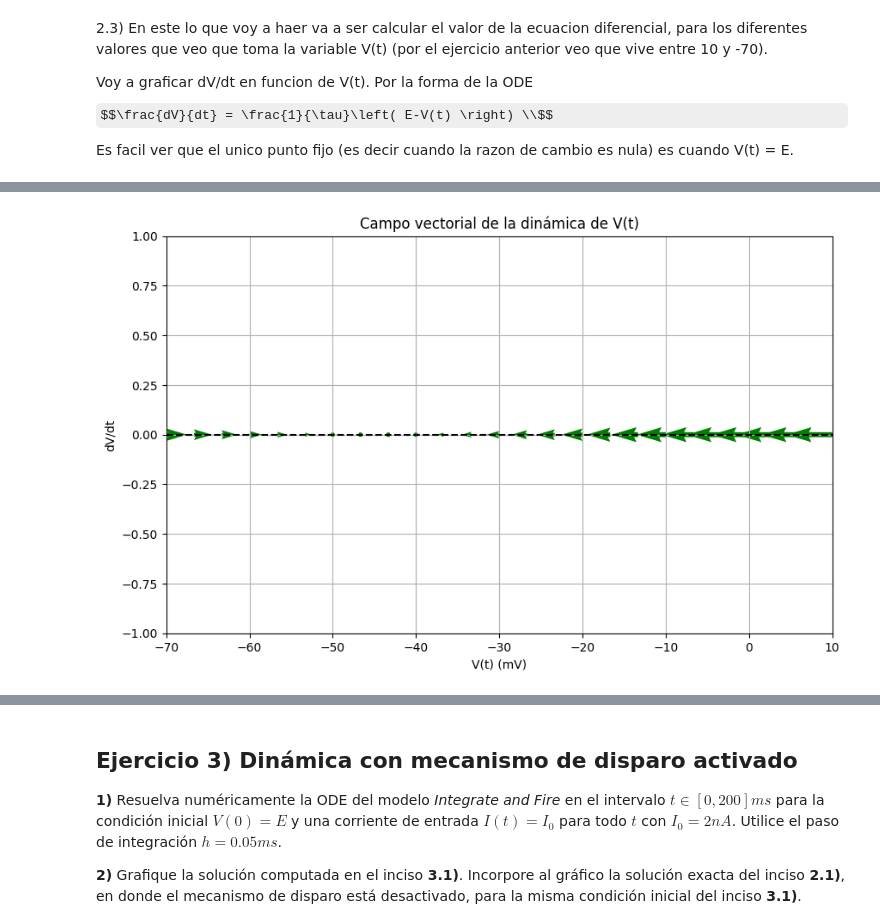
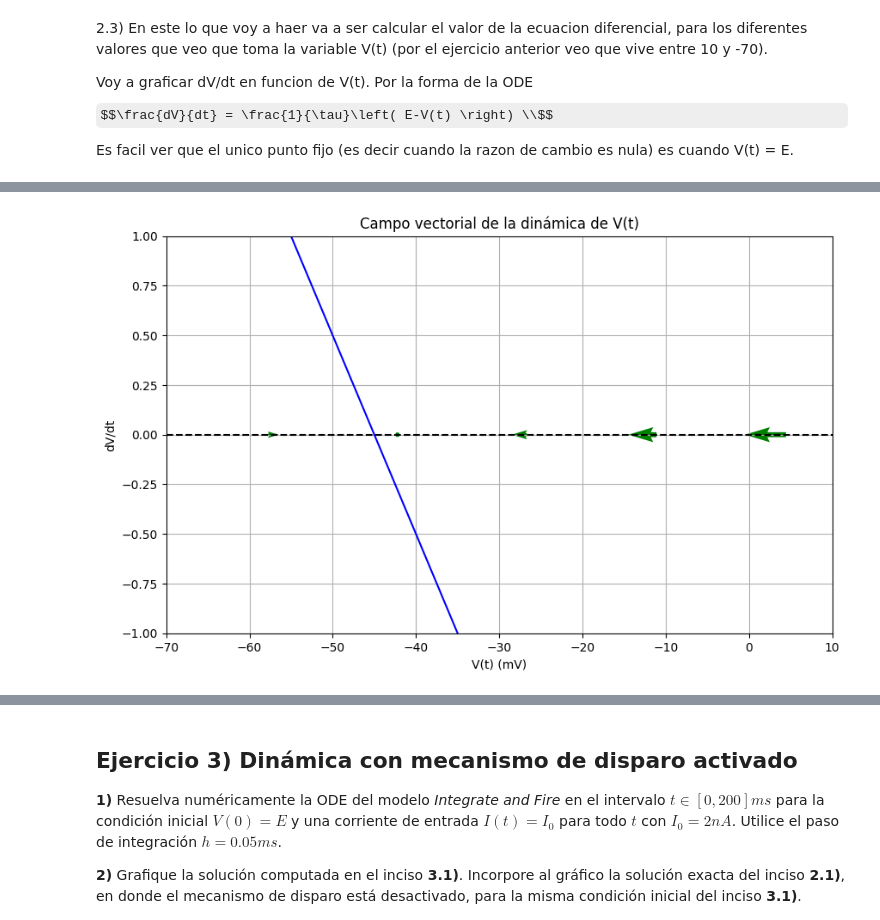
Before and after one commit to AdolfoBanchio/Redes-neuronales-2024, a Jupyter notebook: guias_ejercicios/redes_neuronales_2024_guia_5.ipynb, the cells around one changed output, grey strips where cells are left out. Cells and saved outputs as stored; diff of their text form; code cells hidden in the pictures; some formulas as TeX source.

```diff
--- a/guias_ejercicios/redes_neuronales_2024_guia_5.ipynb
+++ b/guias_ejercicios/redes_neuronales_2024_guia_5.ipynb
@@ -358,24 +358,25 @@ plt.show()
 # %%
 # Campo vectorial
-V_values_2 = np.linspace(-70, 10, 25)  # Valores de V(t) para el campo vectorial
-dV_dt_2 = (-65 - V_values + 10*2) / 10  # Derivada de V(t) respecto a t
+V_values_2 = np.linspace(-120, 20, 10)  # Valores de V(t) para el campo vectorial
+dV_dt_2 = (-65 - V_values_2 + 10*2) / 10  # Derivada de V(t) respecto a t
 
 # Graficar el campo vectorial
 plt.figure(figsize=(10, 6))
+plt.plot(V_values_2, dV_dt_2, color='b', label='dV/dt')
 plt.quiver(V_values_2, np.zeros_like(V_values_2), dV_dt_2, np.zeros_like(dV_dt_2), angles='xy', scale_units='xy', scale=1, color='g')
 plt.axhline(y=0, color='k', linestyle='--')
 
 
 # Configuración de la gráfica
 plt.title('Campo vectorial de la dinámica de V(t)')
 plt.xlabel('V(t) (mV)')
 plt.ylabel('dV/dt')
 plt.xlim([-70, 10])
 plt.ylim([-1, 1])
 plt.grid(True)
 plt.show()
 # %% [output]
-[figure, old version]
+[figure, new version]
 # %%
 # grafico de v(t) (el potencial) y su razon de cambio
 t = np.linspace(0,100,2000)
```
Also changed, not shown: parts of 11 cells of this notebook, 8 other files.
